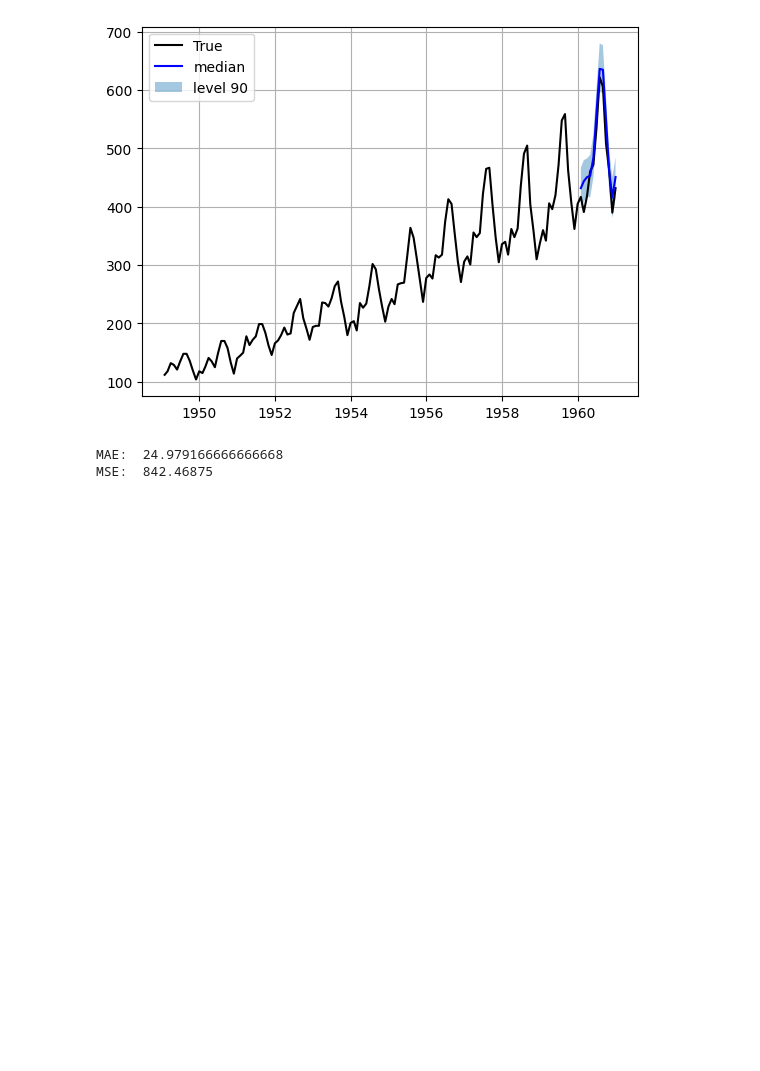
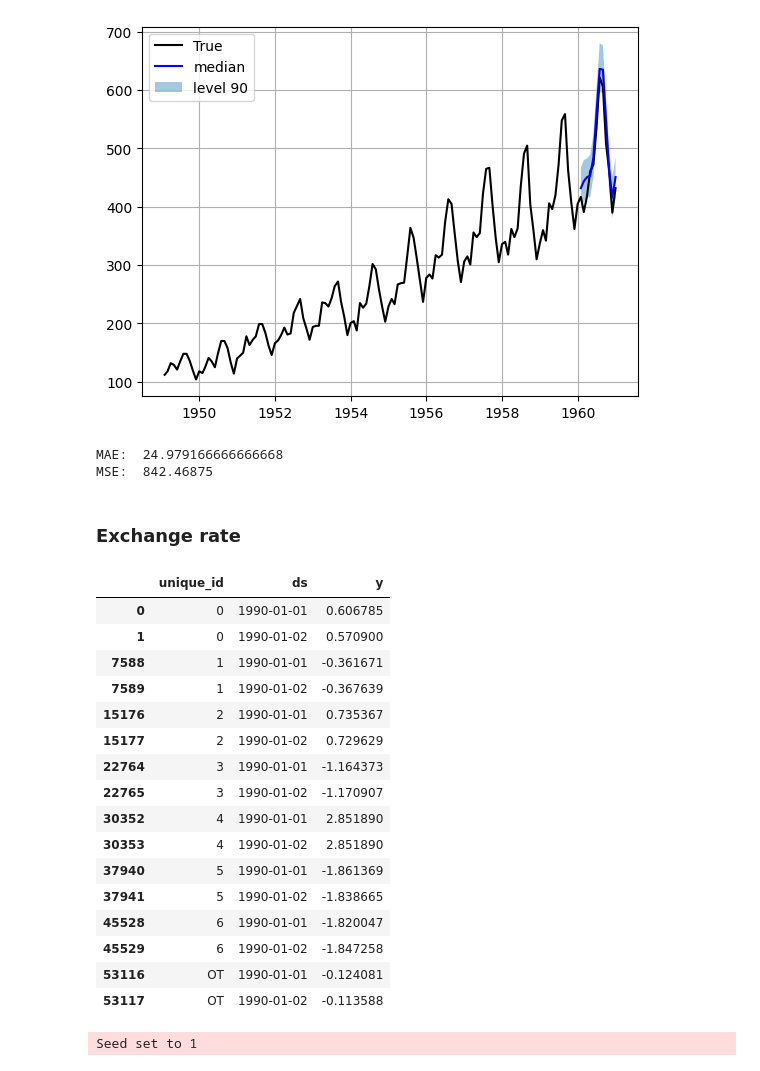
Before and after one commit to Blair-Lu-c/MADS, a Jupyter notebook: Deep_Learning_Project/models.nbeats.ipynb, the cells around one changed output. Saved outputs shown, nothing was run; the diff lists cells and outputs as text; code cells hidden in the pictures; blank space fills up the shorter version.

Commit message:
nbeats model

```diff
--- a/Deep_Learning_Project/models.nbeats.ipynb
+++ b/Deep_Learning_Project/models.nbeats.ipynb
@@ -684,3 +684,53 @@ print('MSE: ', mse(y_hat, y_true))
 # %% [output]
 MAE:  24.979166666666668
 MSE:  842.46875
+# %% [markdown]
+### Exchange rate
+# %%
+import pandas as pd
+from neuralforecast.core import NeuralForecast
+import numpy as np
+import pytorch_lightning as pl
+import matplotlib.pyplot as plt
+
+from neuralforecast.models import NBEATS
+from neuralforecast.losses.pytorch import MQLoss, DistributionLoss
+
+Y_df = pd.read_csv("raw_data/df_Exchange.csv")
+
+Y_df['ds'] = pd.to_datetime(Y_df['ds'])
+
+# For this excercise we are going to take 20% of the DataSet
+n_time = len(Y_df.ds.unique())
+val_size = int(.1 * n_time)
+test_size = int(.2 * n_time)
+
+Y_df.groupby('unique_id').head(2)
+# %% [output]
+|  | unique_id | ds | y |
+| 0 | 0 | 1990-01-01 | 0.606785 |
+| 1 | 0 | 1990-01-02 | 0.570900 |
+| 7588 | 1 | 1990-01-01 | -0.361671 |
+| 7589 | 1 | 1990-01-02 | -0.367639 |
+| 15176 | 2 | 1990-01-01 | 0.735367 |
+| 15177 | 2 | 1990-01-02 | 0.729629 |
+| 22764 | 3 | 1990-01-01 | -1.164373 |
+| 22765 | 3 | 1990-01-02 | -1.170907 |
+| 30352 | 4 | 1990-01-01 | 2.851890 |
+| 30353 | 4 | 1990-01-02 | 2.851890 |
+| 37940 | 5 | 1990-01-01 | -1.861369 |
+| 37941 | 5 | 1990-01-02 | -1.838665 |
+| 45528 | 6 | 1990-01-01 | -1.820047 |
+| 45529 | 6 | 1990-01-02 | -1.847258 |
+| 53116 | OT | 1990-01-01 | -0.124081 |
+| 53117 | OT | 1990-01-02 | -0.113588 |
+# %%
+horizon = 96
+
+model = NBEATS(h=horizon, input_size=5*horizon,
+               stack_types = ['identity', 'trend', 'seasonality'],
+               batch_size = 8,
+               windows_batch_size = 256,
+               max_steps = 100)
+# %% [output]
+Seed set to 1
```
Also changed, not shown: parts of 20 cells of this notebook.
